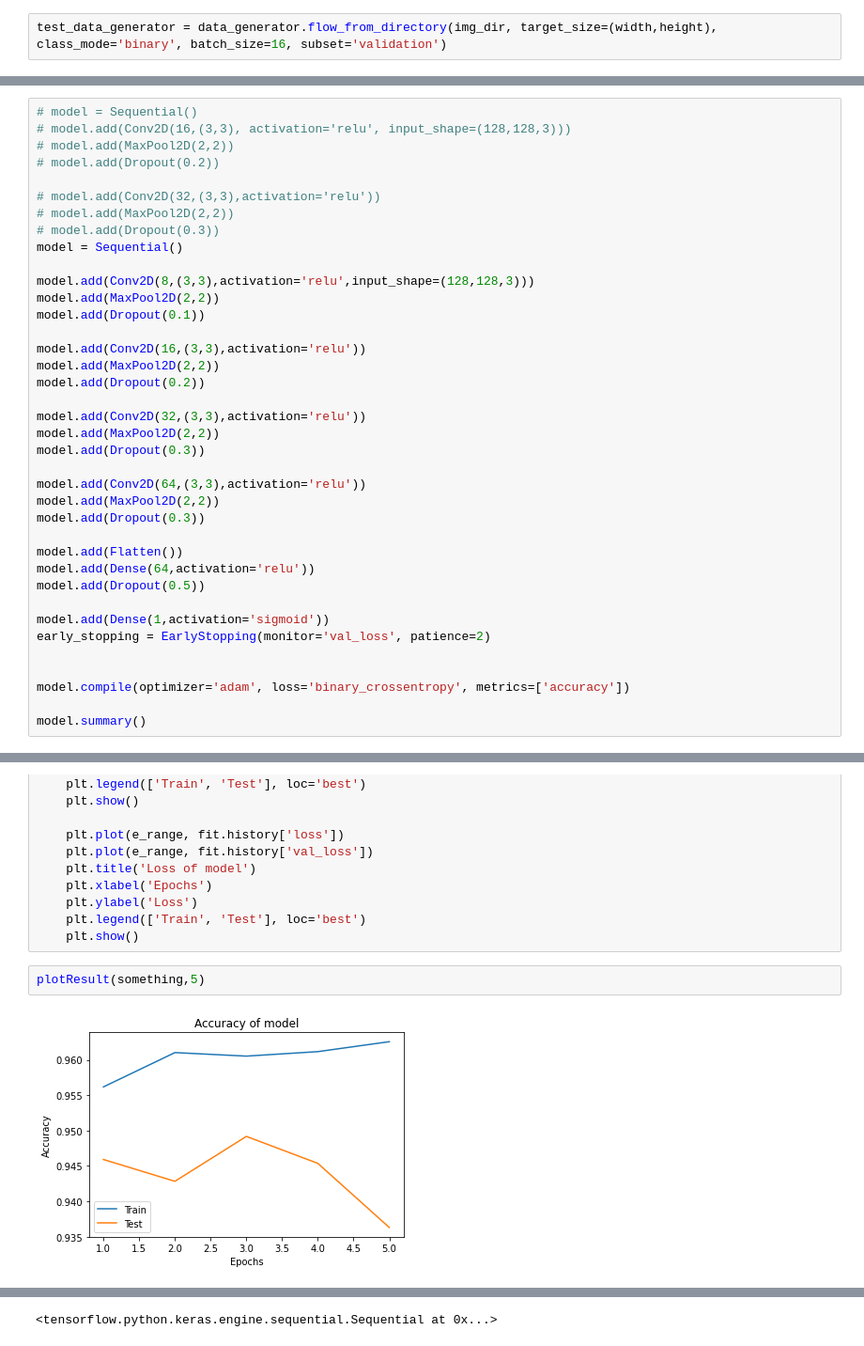
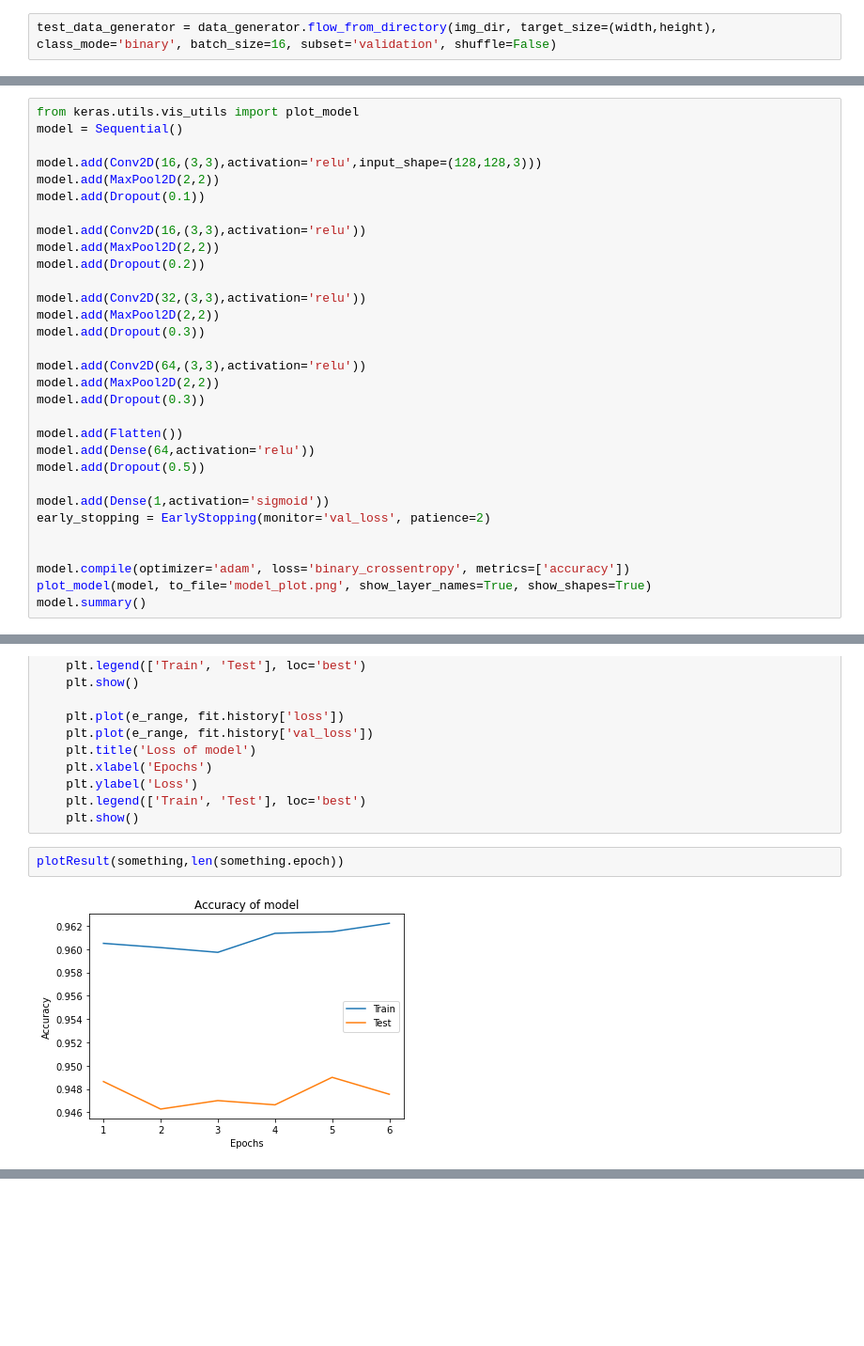
Before and after one commit to earsnot/mal_poster, a Jupyter notebook: src/poster.ipynb, the cells around one changed output, grey strips where cells are left out. Shown at 94% size. Cells and saved outputs as stored; diff of their text form; blank space fills up the shorter version.

Commit message:
did some nice changes to the model and visualized it too

```diff
--- a/src/poster.ipynb
+++ b/src/poster.ipynb
@@ -45,7 +43,7 @@ Found 22048 images belonging to 2 classes.
 # %% [markdown]
 Og valideringssaettet:
 # %%
-test_data_generator = data_generator.flow_from_directory(img_dir, target_size=(width,height), class_mode='binary', batch_size=16, subset='validation')
+test_data_generator = data_generator.flow_from_directory(img_dir, target_size=(width,height), class_mode='binary', batch_size=16, subset='validation', shuffle=False)
 # %% [output]
 Found 5510 images belonging to 2 classes.
 # %% [markdown]
@@ -67,17 +65,10 @@ Begrænsningen i denne type lag ligger i at det samme input altid vil give samme
 Flatten() funktionen bliver brugt til at omdanne dataene til noget der kan fodres videre til NN classifieren. I det her tilfælde: dense lagene.
 Det den basalt set gør, er at omdanne en matrix til en vektor/array.
 # %%
-# model = Sequential()
-# model.add(Conv2D(16,(3,3), activation='relu', input_shape=(128,128,3)))
-# model.add(MaxPool2D(2,2))
-# model.add(Dropout(0.2))
-
-# model.add(Conv2D(32,(3,3),activation='relu'))
-# model.add(MaxPool2D(2,2))
-# model.add(Dropout(0.3))
+from keras.utils.vis_utils import plot_model
 model = Sequential()
 
-model.add(Conv2D(8,(3,3),activation='relu',input_shape=(128,128,3)))
+model.add(Conv2D(16,(3,3),activation='relu',input_shape=(128,128,3)))
 model.add(MaxPool2D(2,2))
 model.add(Dropout(0.1))
 
@@ -102,6 +93,6 @@ early_stopping = EarlyStopping(monitor='val_loss', patience=2)
 
 
 model.compile(optimizer='adam', loss='binary_crossentropy', metrics=['accuracy'])
-
+plot_model(model, to_file='model_plot.png', show_layer_names=True, show_shapes=True)
 model.summary()
 # %% [output]
@@ -170,6 +168,6 @@ def plotResult(fit, epochs):
     plt.legend(['Train', 'Test'], loc='best')
     plt.show()
 # %%
-plotResult(something,5)
+plotResult(something,len(something.epoch))
 # %% [output]
-[figure, old version]
+[figure, new version]
@@ -177,2 +175 @@ plotResult(something,5)
-<tensorflow.python.keras.engine.sequential.Sequential at 0x...>
 # %%
```
Also changed, not shown: parts of 7 cells of this notebook, 5 other files.
